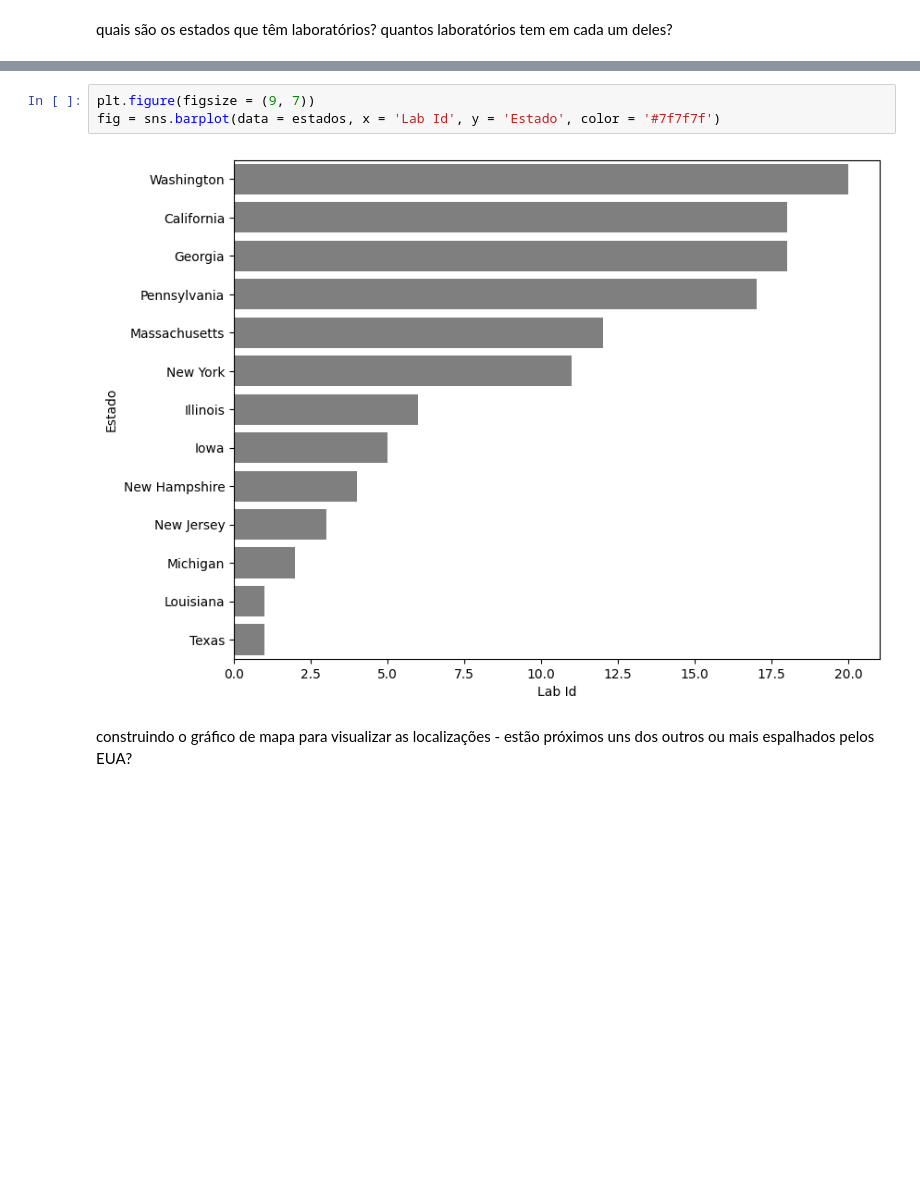
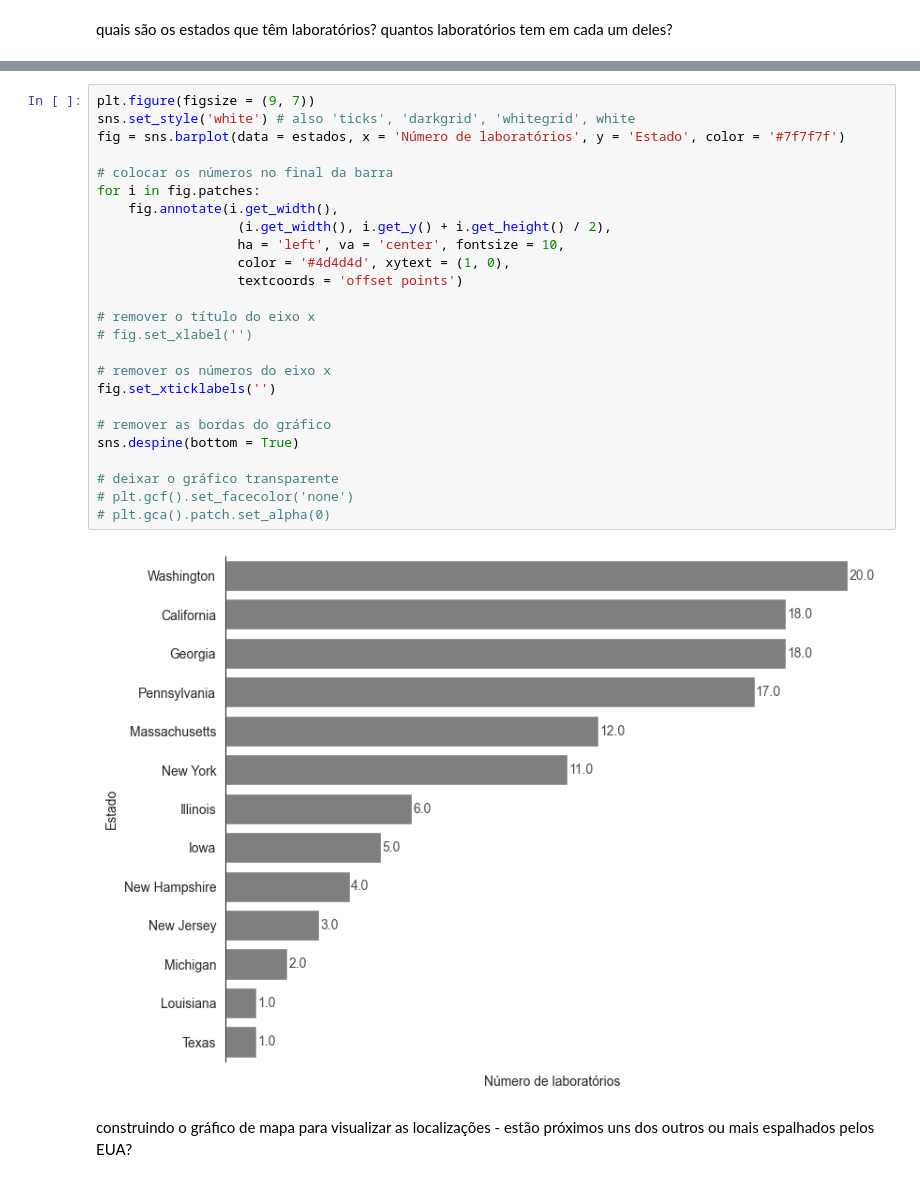
Before and after one commit to leticiafaria7/case-elogroup, a Jupyter notebook: 2_analise-exploratoria.ipynb, the cells around one changed output, grey strips where cells are left out. Cells and saved outputs as stored; diff of their text form; blank space fills up the shorter version.

Commit message:
finalizacao analises clientes

```diff
--- a/2_analise-exploratoria.ipynb
+++ b/2_analise-exploratoria.ipynb
@@ -87,11 +89,33 @@ estados
 | 10 | MI | 2 | Michigan |
 | 11 | LA | 1 | Louisiana |
 | 12 | TX | 1 | Texas |
-# %%
-plt.figure(figsize = (9, 7))
-fig = sns.barplot(data = estados, x = 'Lab Id', y = 'Estado', color = '#7f7f7f')
-# %% [output]
-[figure, removed]
+# %%
+plt.figure(figsize = (9, 7))
+sns.set_style('white') # also 'ticks', 'darkgrid', 'whitegrid', white
+fig = sns.barplot(data = estados, x = 'Número de laboratórios', y = 'Estado', color = '#7f7f7f')
+
+# colocar os números no final da barra
+for i in fig.patches:
+    fig.annotate(i.get_width(),
+                  (i.get_width(), i.get_y() + i.get_height() / 2),
+                  ha = 'left', va = 'center', fontsize = 10,
+                  color = '#4d4d4d', xytext = (1, 0),
+                  textcoords = 'offset points')
+
+# remover o título do eixo x
+# fig.set_xlabel('')
+
+# remover os números do eixo x
+fig.set_xticklabels('')
+
+# remover as bordas do gráfico
+sns.despine(bottom = True)
+
+# deixar o gráfico transparente
+# plt.gcf().set_facecolor('none')
+# plt.gca().patch.set_alpha(0)
+# %% [output]
+[figure, added]
 # %% [markdown]
 construindo o gráfico de mapa para visualizar as localizações - estão próximos uns dos outros ou mais espalhados pelos EUA?
 # %%
```
Also changed, not shown: parts of 35 cells of this notebook.
